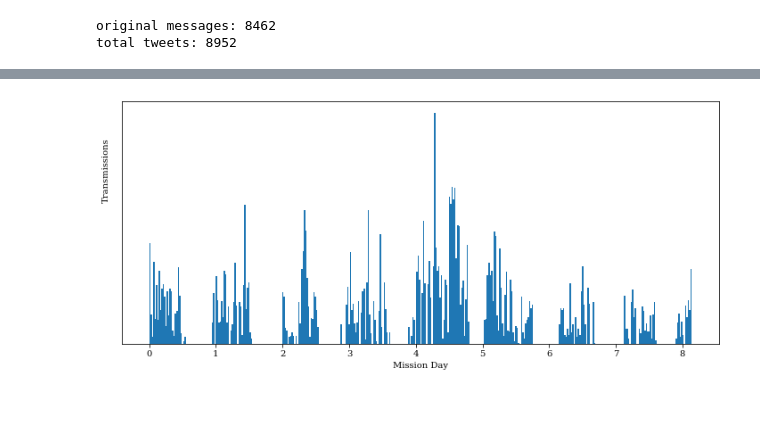
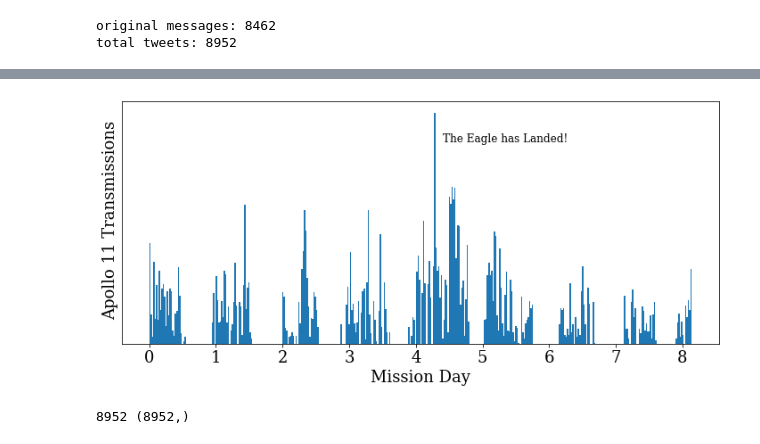
Before and after one commit to jradavenport/apollo11landing, a Jupyter notebook: data_prep.ipynb, the cells around one changed output, grey strips where cells are left out. Saved outputs shown, nothing was run; the diff lists cells and outputs as text; code cells hidden in the pictures; blank space fills up the shorter version.

```diff
--- a/data_prep.ipynb
+++ b/data_prep.ipynb
@@ -140,12 +142,20 @@ for i in range(len(tweet_times)):
 # %%
 plt.figure(figsize=(12,5))
 _ = plt.hist(dt/60/60/24, bins=400)
 plt.xlabel('Mission Day')
 plt.gca().axes.get_yaxis().set_visible(False)
-plt.text(-.7,178,'Transmissions',rotation=90)
+plt.text(-.7,188,'Apollo 11 Transmissions',rotation=90)
+
+# plt.text(0.1, 80, 'TLI', fontsize=12)
+plt.text(4.4, 180, 'The Eagle has Landed!', fontsize=12)
+
 plt.savefig('msgs.png',dpi=100, bbox_inches='tight', pad_inches=0.25)
 # %% [output]
-[figure, old version]
+[figure, new version]
+# %%
+print(len(tweets), dt.shape)
+# %% [output]
+8952 (8952,)
 # %%
 # double check that NO tweet violates the 260char rule!
 for k in tweets:
```
Also changed, not shown: parts of 25 cells of this notebook, 8 other files.
